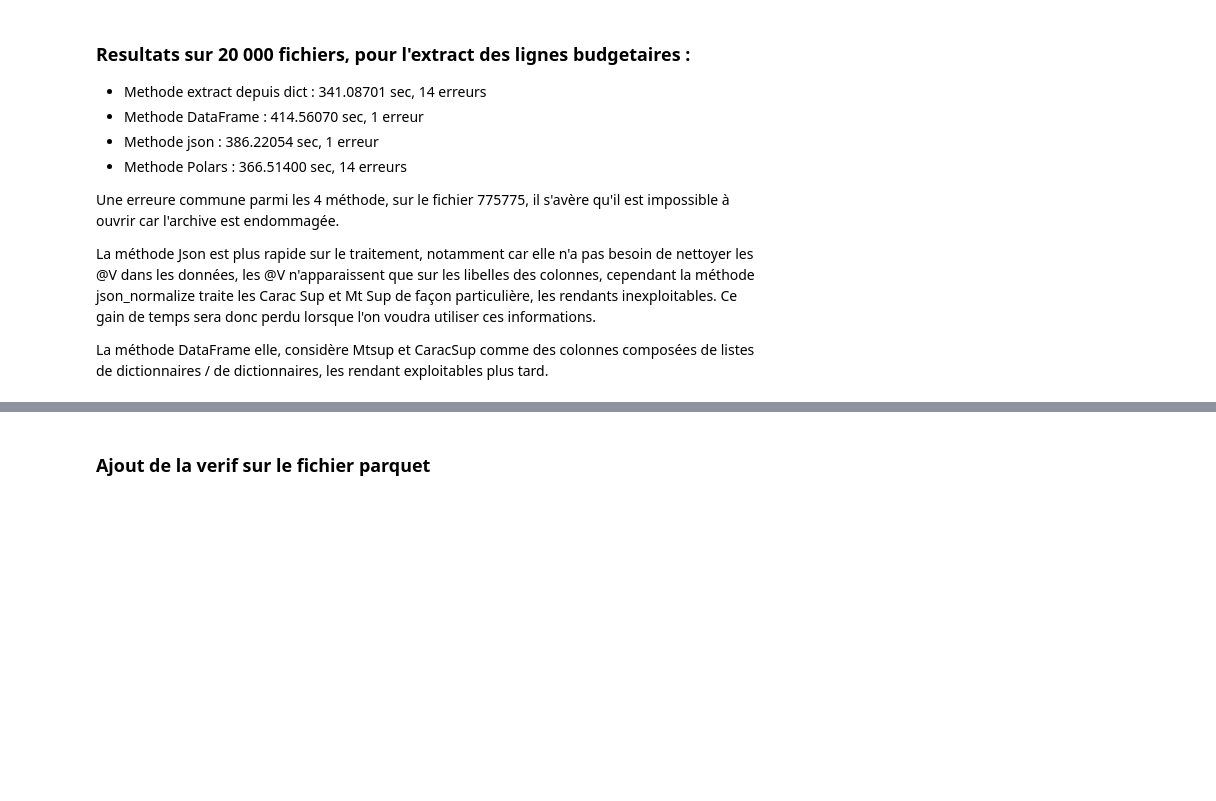
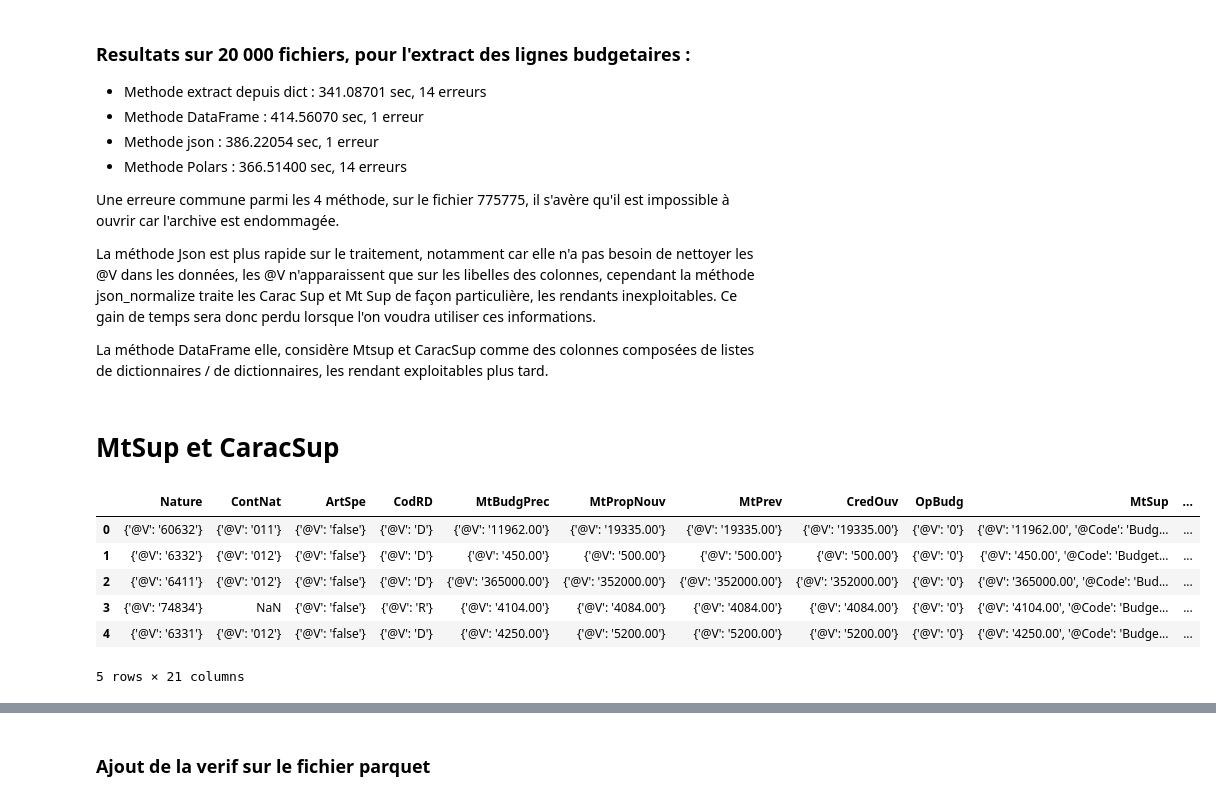
Before and after one commit to Verzocchia/ETL_Lignes_Budget_EV, a Jupyter notebook: test_renouveau.ipynb, the cells around one changed output, grey strips where cells are left out. Cells and saved outputs as stored; diff of their text form; code cells hidden in the pictures; blank space fills up the shorter version.

```diff
--- a/test_renouveau.ipynb
+++ b/test_renouveau.ipynb
@@ -11,6 +12,7 @@ import duckdb
 # %%
 DOSSIER_500 = "./todo/test1000_2/"
-DOSSIER_TODO = './todo/'
+DOSSIER_TODO = './fichiers/todo_xml/'
+DOSSIER_PARQUET_UNITAIRE = './fichiers/todo_parquet/'
 # %%
 def timtim(fonction):
     def wrapper(*args, **kwargs):
@@ -66,7 +68,13 @@ def Methode_2(chemin) :
    df_methode_2 = pd.DataFrame(docbase)
    nettoyage = lambda x : str(x).replace("{'@V': '", "").replace("'}", "")
    for col in df_methode_2.columns :
-    df_methode_2[col] = df_methode_2[col].apply(nettoyage)
+    if col in ['MtSup', 'CaracSup'] :
+     continue
+    else :
+     df_methode_2[col] = df_methode_2[col].apply(nettoyage)
+   #colonnes_a_exclure = ['MtSup', 'CaracSup']
+   #nettoyage = lambda x: str(x).replace("{'@V': '", "").replace("'}", "") if x.name not in colonnes_a_exclure else x
+   #df_methode_2 = df_methode_2.apply(nettoyage)
    liste_df.append(df_methode_2)
   except Exception as e :
     print(f'Erreur fichier {fichier}')
@@ -75,6 +83,31 @@ def Methode_2(chemin) :
  gros_df_2 = pd.concat(liste_df)
  return gros_df_2
 
+@timtim
+def Methode_2_test(chemin) :
+ liste_df = []
+ for fichier in glob.glob(os.path.join(chemin, "*.gz")) :
+  try :
+   dico = parse_fichier(fichier)
+   docbase = dico['DocumentBudgetaire']['Budget']['LigneBudget']
+   df_methode_2 = pd.DataFrame(docbase)
+   #colonnes_a_exclure = ['MtSup', 'CaracSup']
+   #nettoyage = lambda x: str(x).replace("{'@V': '", "").replace("'}", "") if x.name not in colonnes_a_exclure else x
+   #df_methode_2 = df_methode_2.apply(nettoyage)
+   liste_df.append(df_methode_2)
+  except Exception as e :
+    print(f'Erreur fichier {fichier}')
+    continue
+
+ gros_df_2 = pd.concat(liste_df)
+ nettoyage = lambda x : str(x).replace("{'@V': '", "").replace("'}", "")
+ for col in gros_df_2.columns :
+    if col in ['MtSup', 'CaracSup'] :
+     continue
+    else :
+     gros_df_2[col] = gros_df_2[col].apply(nettoyage)
+ gros_df_2 = gros_df_2.reset_index(drop=True)
+ return gros_df_2
 
 @timtim
 def Methode_3(chemin) :
@@ -265,3 +303,17 @@ Une erreure commune parmi les 4 méthode, sur le fichier 775775, il s'avère qu'
 La méthode Json est plus rapide sur le traitement, notamment car elle n'a pas besoin de nettoyer les @V dans les données, les @V n'apparaissent que sur les libelles des colonnes, cependant la méthode json_normalize traite les Carac Sup et Mt Sup de façon particulière, les rendants inexploitables. Ce gain de temps sera donc perdu lorsque l'on voudra utiliser ces informations.
 
 La méthode DataFrame elle, considère Mtsup et CaracSup comme des colonnes composées de listes de dictionnaires / de dictionnaires, les rendant exploitables plus tard.
+# %% [markdown]
+# MtSup et CaracSup
+# %%
+dft = dfm2.copy()
+# %%
+dft.head(5)
+# %% [output]
+|  | Nature | ContNat | ArtSpe | CodRD | MtBudgPrec | MtPropNouv | MtPrev | CredOuv | OpBudg | MtSup | ... |
+| 0 | {'@V': '60632'} | {'@V': '011'} | {'@V': 'false'} | {'@V': 'D'} | {'@V': '11962.00'} | {'@V': '19335.00'} | {'@V': '19335.00'} | {'@V': '19335.00'} | {'@V': '0'} | {'@V': '11962.00', '@Code': 'Budg... | ... |
+| 1 | {'@V': '6332'} | {'@V': '012'} | {'@V': 'false'} | {'@V': 'D'} | {'@V': '450.00'} | {'@V': '500.00'} | {'@V': '500.00'} | {'@V': '500.00'} | {'@V': '0'} | {'@V': '450.00', '@Code': 'Budget... | ... |
+| 2 | {'@V': '6411'} | {'@V': '012'} | {'@V': 'false'} | {'@V': 'D'} | {'@V': '365000.00'} | {'@V': '352000.00'} | {'@V': '352000.00'} | {'@V': '352000.00'} | {'@V': '0'} | {'@V': '365000.00', '@Code': 'Bud... | ... |
+| 3 | {'@V': '74834'} | NaN | {'@V': 'false'} | {'@V': 'R'} | {'@V': '4104.00'} | {'@V': '4084.00'} | {'@V': '4084.00'} | {'@V': '4084.00'} | {'@V': '0'} | {'@V': '4104.00', '@Code': 'Budge... | ... |
+| 4 | {'@V': '6331'} | {'@V': '012'} | {'@V': 'false'} | {'@V': 'D'} | {'@V': '4250.00'} | {'@V': '5200.00'} | {'@V': '5200.00'} | {'@V': '5200.00'} | {'@V': '0'} | {'@V': '4250.00', '@Code': 'Budge... | ... |
+5 rows × 21 columns
```
Also changed, not shown: parts of 33 cells of this notebook.
